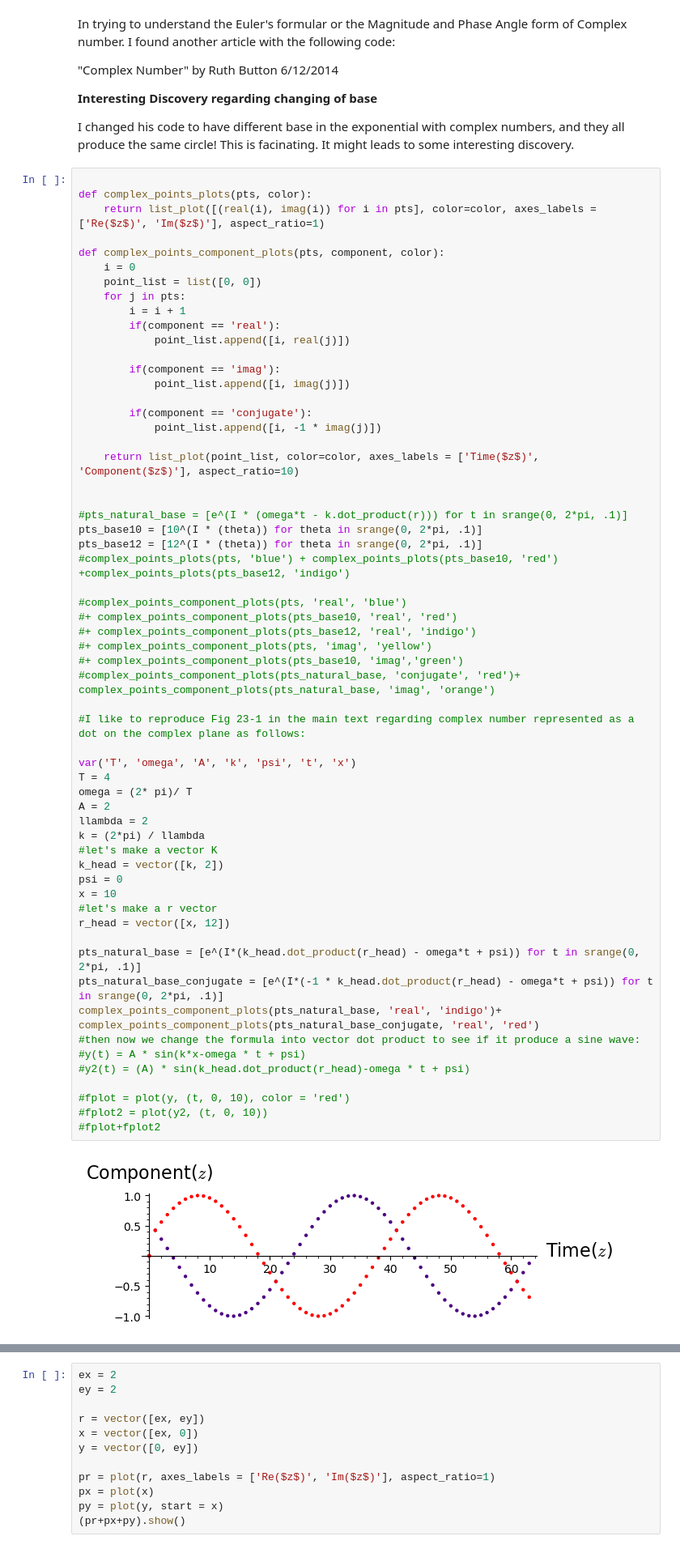
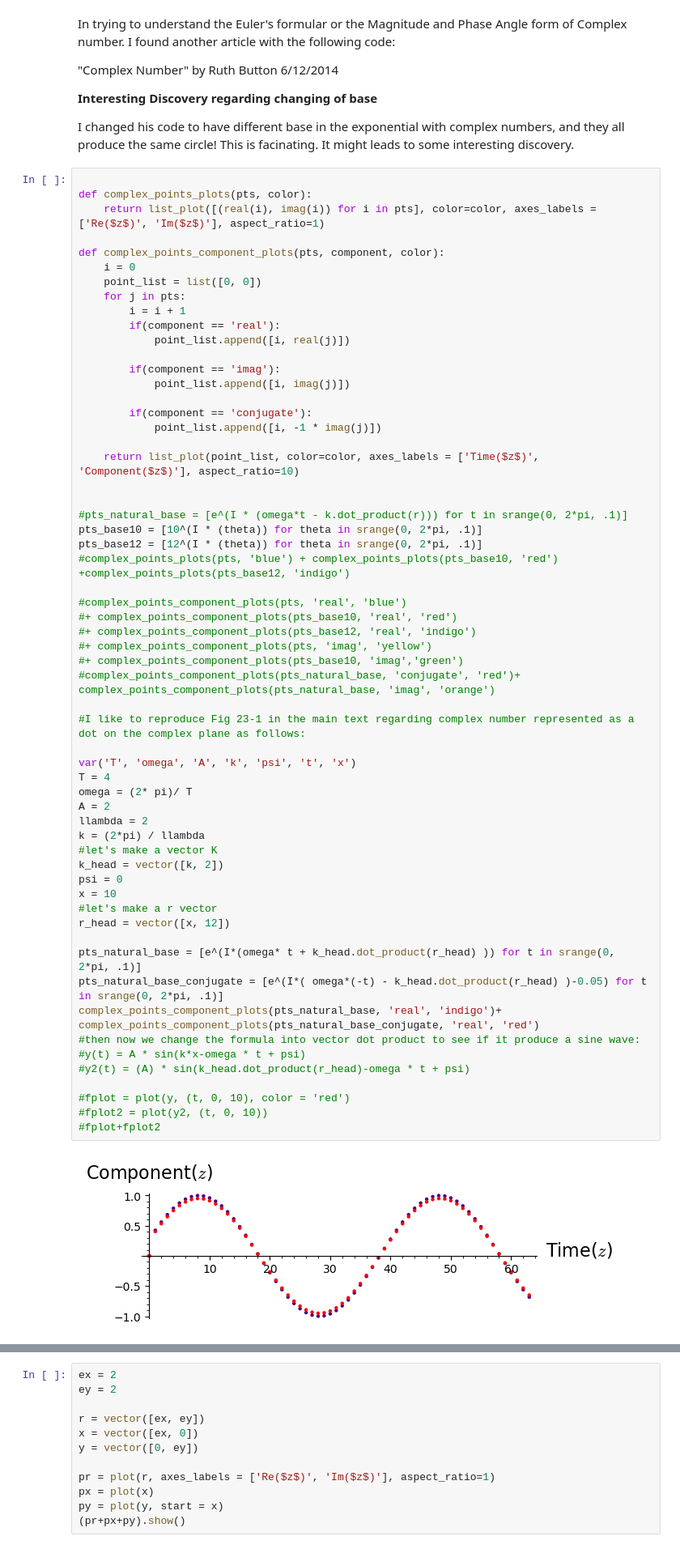
Before and after one commit to john-washington/sage, a Jupyter notebook: regarding_omega_t_minus_kr.ipynb, the cells around one changed output, grey strips where cells are left out. Shown at 81% size. Drawn from its saved outputs; the diff is of its cells as text.

Commit message:
phase conjugate new discovery
working phase conjugate formula differ from usual

```diff
--- a/regarding_omega_t_minus_kr.ipynb
+++ b/regarding_omega_t_minus_kr.ipynb
@@ -438,33 +438,33 @@ pts_base12 = [12^(I * (theta)) for theta in srange(0, 2*pi, .1)]
 #+ complex_points_component_plots(pts_base10, 'real', 'red')
 #+ complex_points_component_plots(pts_base12, 'real', 'indigo')
 #+ complex_points_component_plots(pts, 'imag', 'yellow')
 #+ complex_points_component_plots(pts_base10, 'imag','green')
 #complex_points_component_plots(pts_natural_base, 'conjugate', 'red')+ complex_points_component_plots(pts_natural_base, 'imag', 'orange')
 
 #I like to reproduce Fig 23-1 in the main text regarding complex number represented as a dot on the complex plane as follows:
 
 var('T', 'omega', 'A', 'k', 'psi', 't', 'x')
 T = 4
 omega = (2* pi)/ T
 A = 2
 llambda = 2
 k = (2*pi) / llambda
 #let's make a vector K
 k_head = vector([k, 2])
 psi = 0
 x = 10
 #let's make a r vector
 r_head = vector([x, 12])
 
-pts_natural_base = [e^(I*(k_head.dot_product(r_head) - omega*t + psi)) for t in srange(0, 2*pi, .1)]
-pts_natural_base_conjugate = [e^(I*(-1 * k_head.dot_product(r_head) - omega*t + psi)) for t in srange(0, 2*pi, .1)]
+pts_natural_base = [e^(I*(omega* t + k_head.dot_product(r_head) )) for t in srange(0, 2*pi, .1)]
+pts_natural_base_conjugate = [e^(I*( omega*(-t) - k_head.dot_product(r_head) )-0.05) for t in srange(0, 2*pi, .1)]
 complex_points_component_plots(pts_natural_base, 'real', 'indigo')+ complex_points_component_plots(pts_natural_base_conjugate, 'real', 'red')
 #then now we change the formula into vector dot product to see if it produce a sine wave:
 #y(t) = A * sin(k*x-omega * t + psi)
 #y2(t) = (A) * sin(k_head.dot_product(r_head)-omega * t + psi)
 
 #fplot = plot(y, (t, 0, 10), color = 'red')
 #fplot2 = plot(y2, (t, 0, 10))
 #fplot+fplot2
 # %% [output]
-[figure, old version]
+[figure, new version]
```
Also changed, not shown: parts of 1 cell of this notebook, 1 other file.
